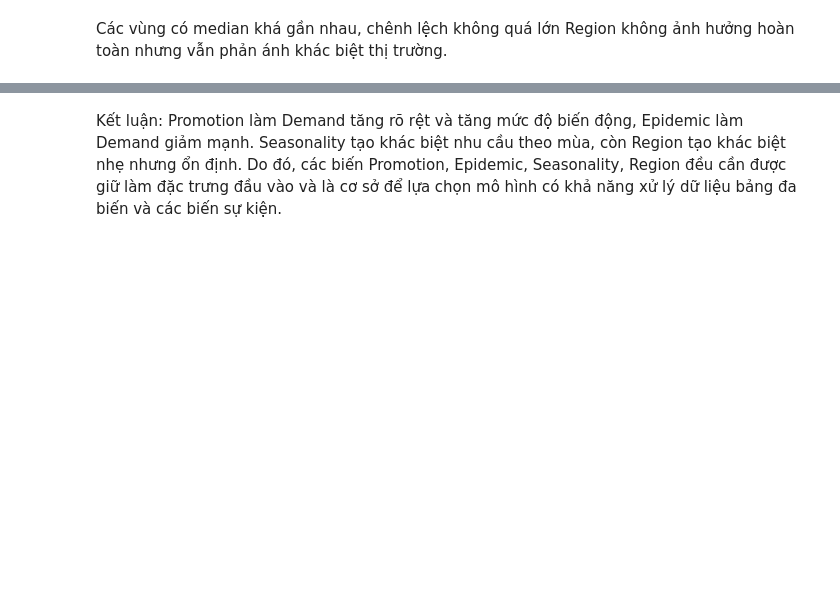
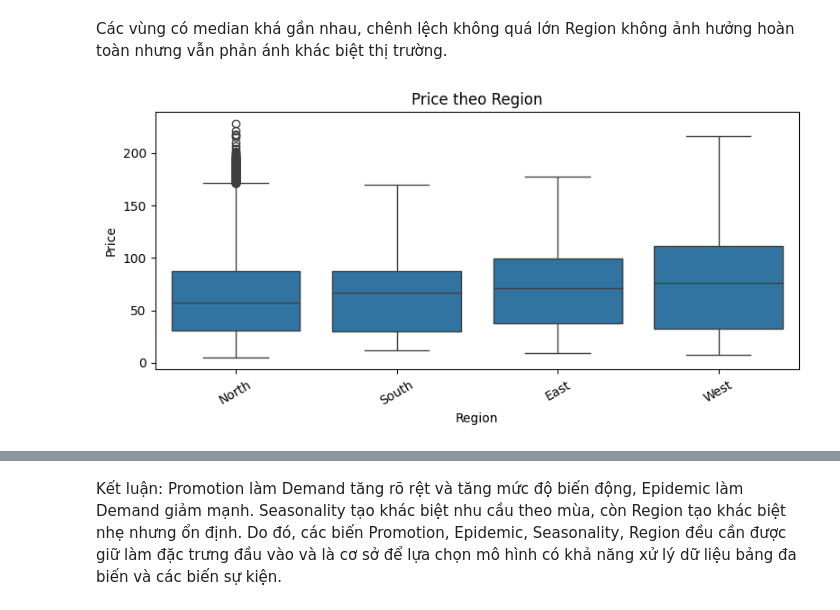
Before and after one commit to kly1906/12423030_MLproject, a Jupyter notebook: app/inventory.ipynb, the cells around one changed output, grey strips where cells are left out. Cells and saved outputs as stored; diff of their text form; code cells hidden in the pictures; blank space fills up the shorter version.

```diff
--- a/app/inventory.ipynb
+++ b/app/inventory.ipynb
@@ -307,3 +307,14 @@ plt.show()
 # %% [markdown]
 Các vùng có median khá gần nhau, chênh lệch không quá lớn
 Region không ảnh hưởng hoàn toàn nhưng vẫn phản ánh khác biệt thị trường.
+# %%
+plt.figure(figsize=(8,4))
+sns.boxplot(data=df, x=region_col, y=price_col)
+plt.title("Price theo Region")
+plt.xlabel("Region")
+plt.ylabel("Price")
+plt.xticks(rotation=30)
+plt.tight_layout()
+plt.show()
+# %% [output]
+[figure, added]
```
Also changed, not shown: parts of 17 cells of this notebook, 1 other file.
